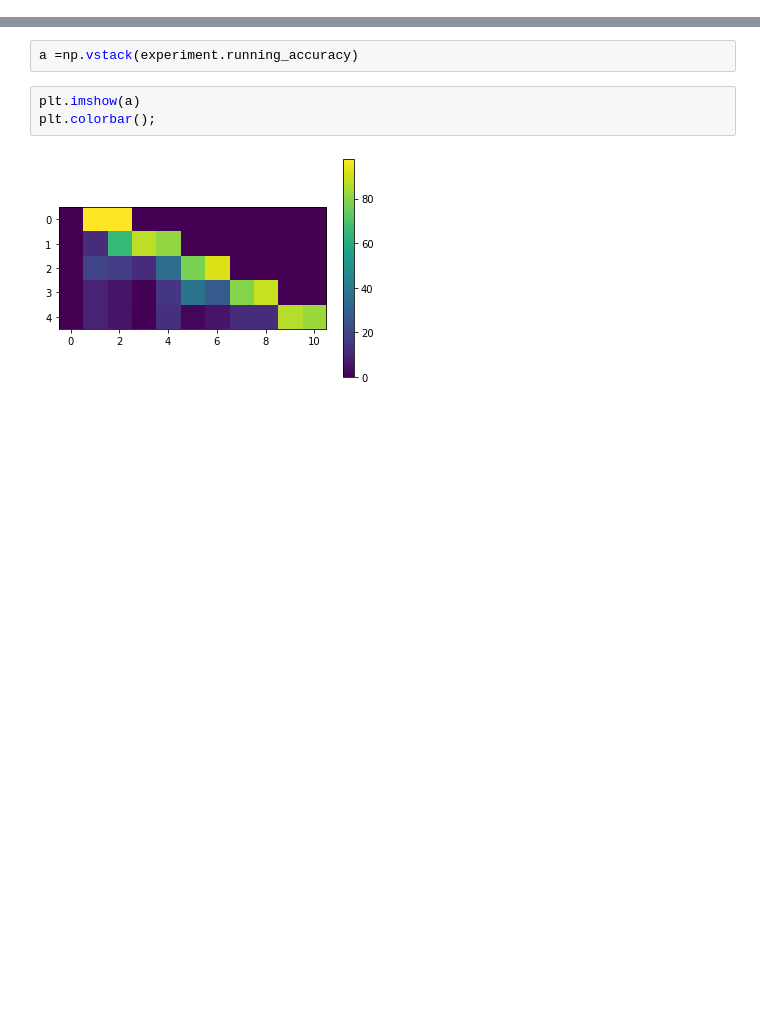
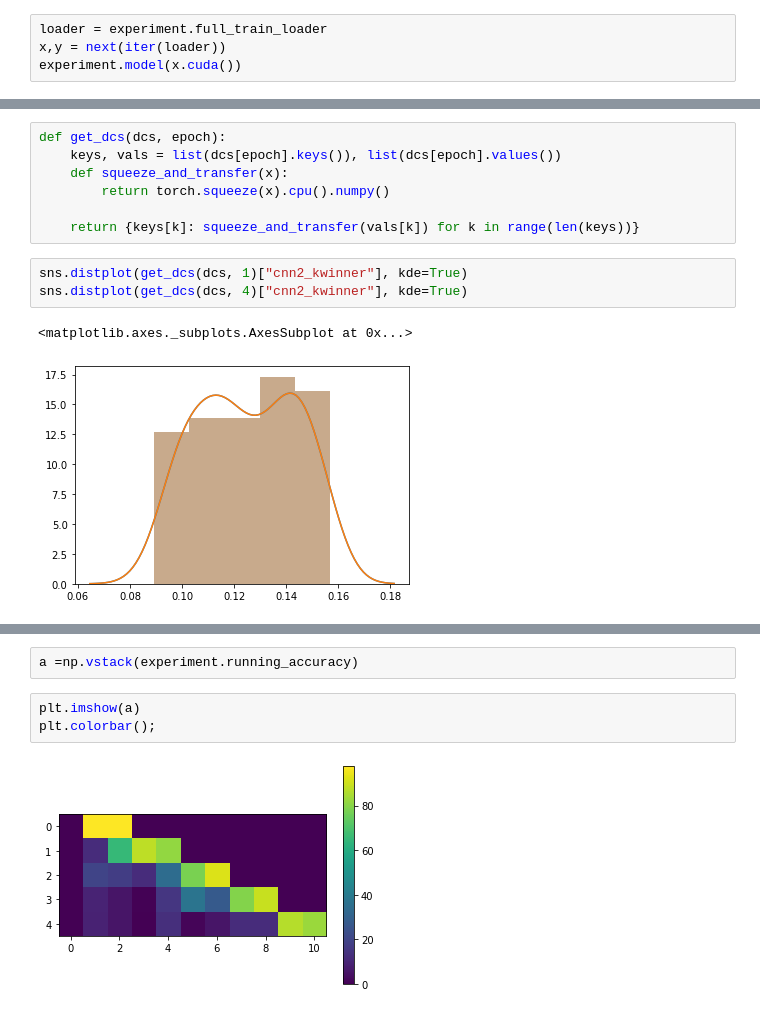
Before and after one commit to numenta/nupic.research, a Jupyter notebook: projects/continuous_learning/notebooks/Active dendrite playground-Copy1.ipynb, the cells around one changed output, grey strips where cells are left out. Cells and saved outputs as stored; diff of their text form; blank space fills up the shorter version.

```diff
--- a/projects/continuous_learning/notebooks/Active dendrite playground-Copy1.ipynb
+++ b/projects/continuous_learning/notebooks/Active dendrite playground-Copy1.ipynb
@@ -60,0 +167,4 @@ tensor([[ 4.2825e-02,  4.9733e-04,  1.3175e-04, -2.4124e-02,  2.6152e-03,
+# %%
+loader = experiment.full_train_loader
+x,y = next(iter(loader))
+experiment.model(x.cuda())
@@ -110,0 +263,13 @@ plt.plot(fc,'o');
+# %%
+def get_dcs(dcs, epoch):
+    keys, vals = list(dcs[epoch].keys()), list(dcs[epoch].values())
+    def squeeze_and_transfer(x):
+        return torch.squeeze(x).cpu().numpy()
+
+    return {keys[k]: squeeze_and_transfer(vals[k]) for k in range(len(keys))}
+# %%
+sns.distplot(get_dcs(dcs, 1)["cnn2_kwinner"], kde=True)
+sns.distplot(get_dcs(dcs, 4)["cnn2_kwinner"], kde=True)
+# %% [output]
+<matplotlib.axes._subplots.AxesSubplot at 0x...>
+[figure, added]
```
Also changed, not shown: parts of 30 cells of this notebook, 10 other files.
